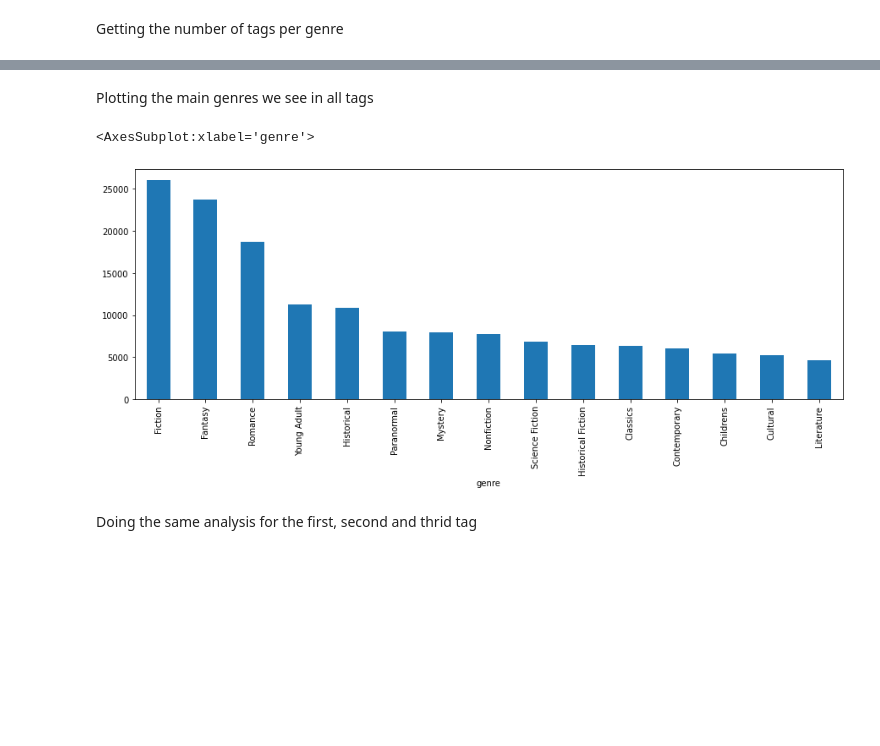
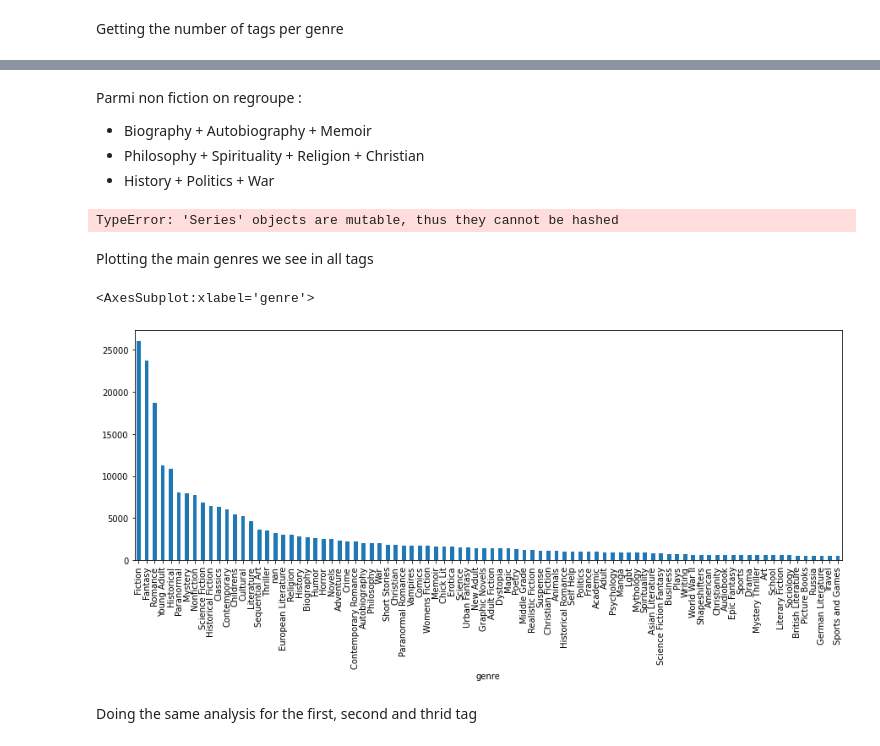
Before and after one commit to A-Istrate/80629_Project, a Jupyter notebook: ML80629_Data_preparation.ipynb, the cells around one changed output, grey strips where cells are left out. Drawn from its saved outputs; the diff is of its cells as text; code cells hidden in the pictures; blank space fills up the shorter version.

```diff
--- a/ML80629_Data_preparation.ipynb
+++ b/ML80629_Data_preparation.ipynb
@@ -32,3 +77,12 @@ Getting the number of tags per genre
+# %% [markdown]
+Parmi non fiction on regroupe :
+ - Biography + Autobiography + Memoir
+ - Philosophy + Spirituality + Religion + Christian
+ - History + Politics + War
+# %%
+[book["genres"] for book in goodread if ]
+# %% [output]
+TypeError: 'Series' objects are mutable, thus they cannot be hashed
 # %%
 all_genres = [ str(genres).split("|") for genres in goodread["genres"]]
 # %%
@@ -38,10 +92,10 @@ all_genres_long.columns = ("genre",)
 # %% [markdown]
 Plotting the main genres we see in all tags
 # %%
-all_genres_long.value_counts("genre")[all_genres_long.value_counts("genre")>4000 ].plot.bar(figsize=(15,5))
+all_genres_long.value_counts("genre")[all_genres_long.value_counts("genre")>500 ].plot.bar(figsize=(15,5))
 # %% [output]
 <AxesSubplot:xlabel='genre'>
-[figure, old version]
+[figure, new version]
 # %% [markdown]
 Doing the same analysis for the first, second and thrid tag
 # %%
```
Also changed, not shown: parts of 18 cells of this notebook, 2 other files.
